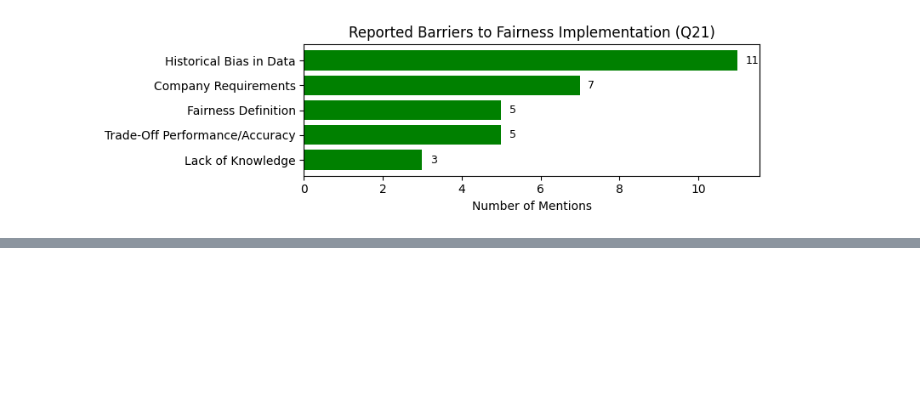
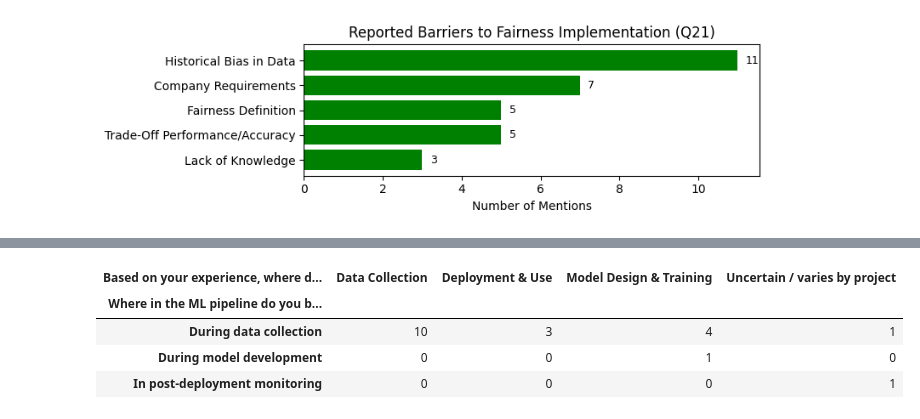
Before and after one commit to jeaend/bias-mitigation-aif360, a Jupyter notebook: notebooks/questionnaire_analysis.ipynb, the cells around one changed output, grey strips where cells are left out. Cells and saved outputs as stored; diff of their text form; code cells hidden in the pictures; blank space fills up the shorter version.

```diff
--- a/notebooks/questionnaire_analysis.ipynb
+++ b/notebooks/questionnaire_analysis.ipynb
@@ -507,0 +604,8 @@ plt.tight_layout()
+# %%
+ct
+# %% [output]
+| Based on your experience, where d... | Data Collection | Deployment & Use | Model Design & Training | Uncertain / varies by project |
+| Where in the ML pipeline do you b... |  |  |  |  |
+| During data collection | 10 | 3 | 4 | 1 |
+| During model development | 0 | 0 | 1 | 0 |
+| In post-deployment monitoring | 0 | 0 | 0 | 1 |
```
Also changed, not shown: parts of 6 cells of this notebook.
